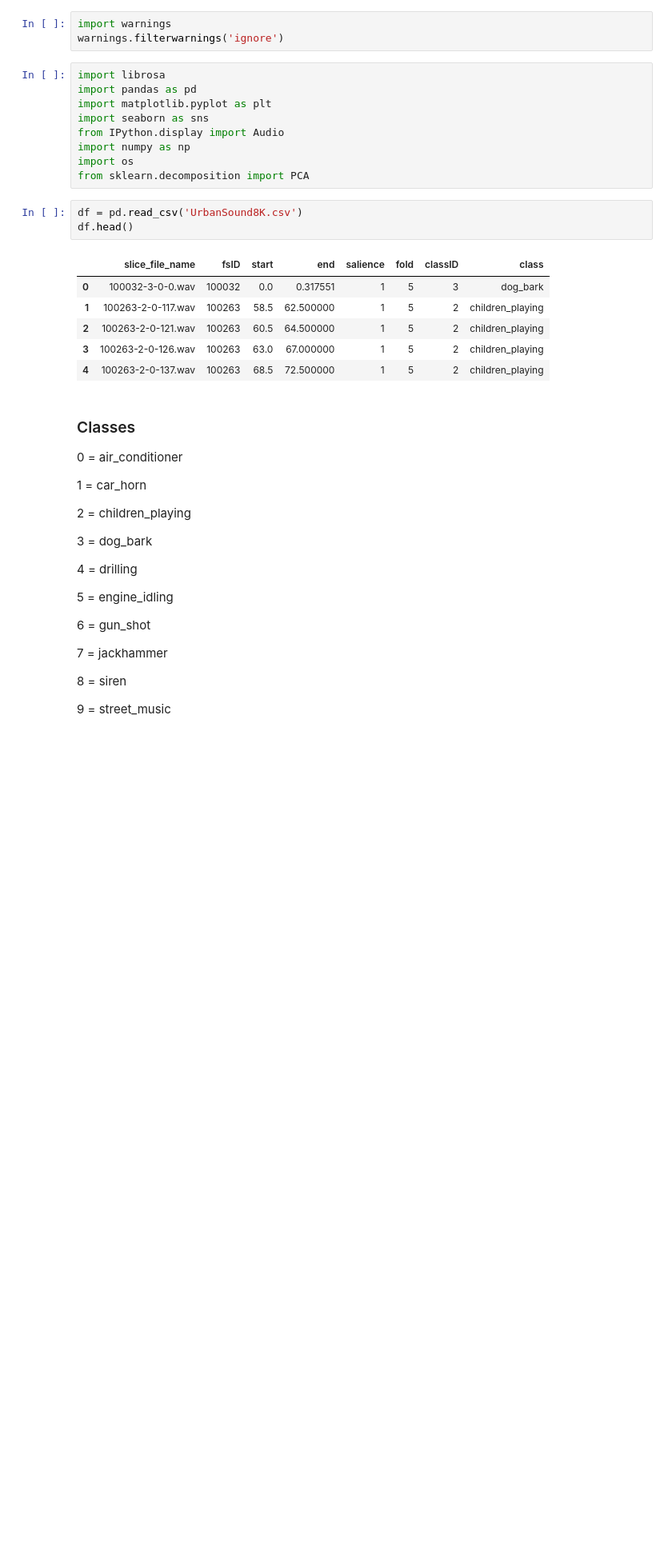
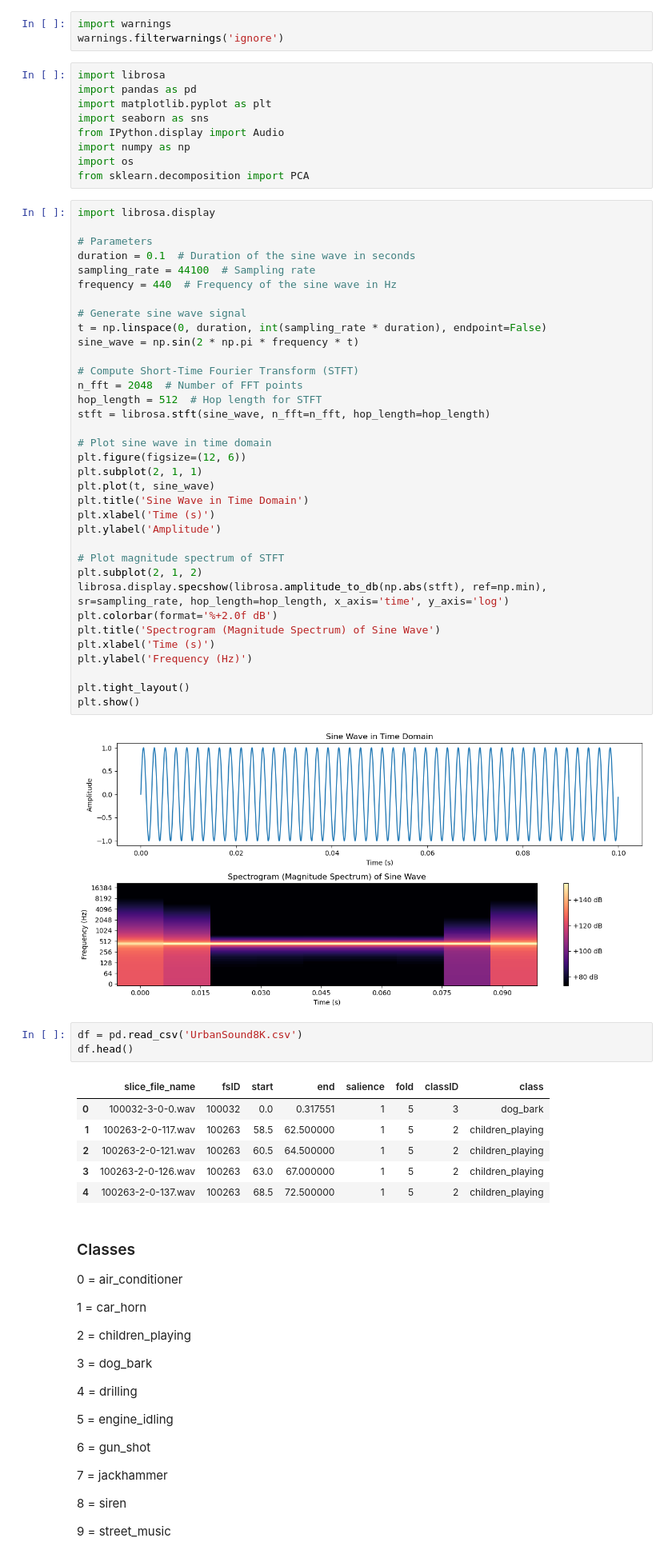
Before and after one commit to juancarlos285/urban-sound-classifier, a Jupyter notebook: nb_1.ipynb, the cells around one changed output. Shown at 80% size. Drawn from its saved outputs; the diff is of its cells as text; blank space fills up the shorter version.

```diff
--- a/nb_1.ipynb
+++ b/nb_1.ipynb
@@ -10,6 +10,43 @@ from IPython.display import Audio
 import numpy as np
 import os
 from sklearn.decomposition import PCA
+# %%
+import librosa.display
+
+# Parameters
+duration = 0.1  # Duration of the sine wave in seconds
+sampling_rate = 44100  # Sampling rate
+frequency = 440  # Frequency of the sine wave in Hz
+
+# Generate sine wave signal
+t = np.linspace(0, duration, int(sampling_rate * duration), endpoint=False)
+sine_wave = np.sin(2 * np.pi * frequency * t)
+
+# Compute Short-Time Fourier Transform (STFT)
+n_fft = 2048  # Number of FFT points
+hop_length = 512  # Hop length for STFT
+stft = librosa.stft(sine_wave, n_fft=n_fft, hop_length=hop_length)
+
+# Plot sine wave in time domain
+plt.figure(figsize=(12, 6))
+plt.subplot(2, 1, 1)
+plt.plot(t, sine_wave)
+plt.title('Sine Wave in Time Domain')
+plt.xlabel('Time (s)')
+plt.ylabel('Amplitude')
+
+# Plot magnitude spectrum of STFT
+plt.subplot(2, 1, 2)
+librosa.display.specshow(librosa.amplitude_to_db(np.abs(stft), ref=np.min), sr=sampling_rate, hop_length=hop_length, x_axis='time', y_axis='log')
+plt.colorbar(format='%+2.0f dB')
+plt.title('Spectrogram (Magnitude Spectrum) of Sine Wave')
+plt.xlabel('Time (s)')
+plt.ylabel('Frequency (Hz)')
+
+plt.tight_layout()
+plt.show()
+# %% [output]
+[figure, added]
 # %%
 df = pd.read_csv('UrbanSound8K.csv')
 df.head()
```
Also changed, not shown: parts of 24 cells of this notebook, 2 other files.
